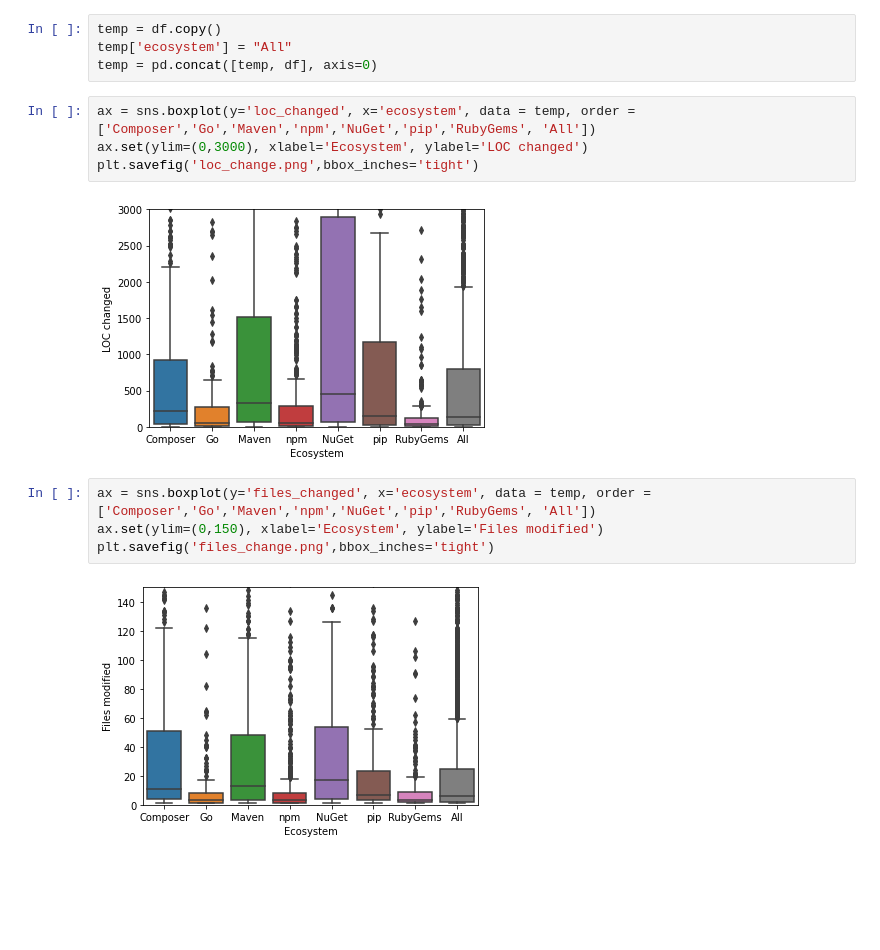
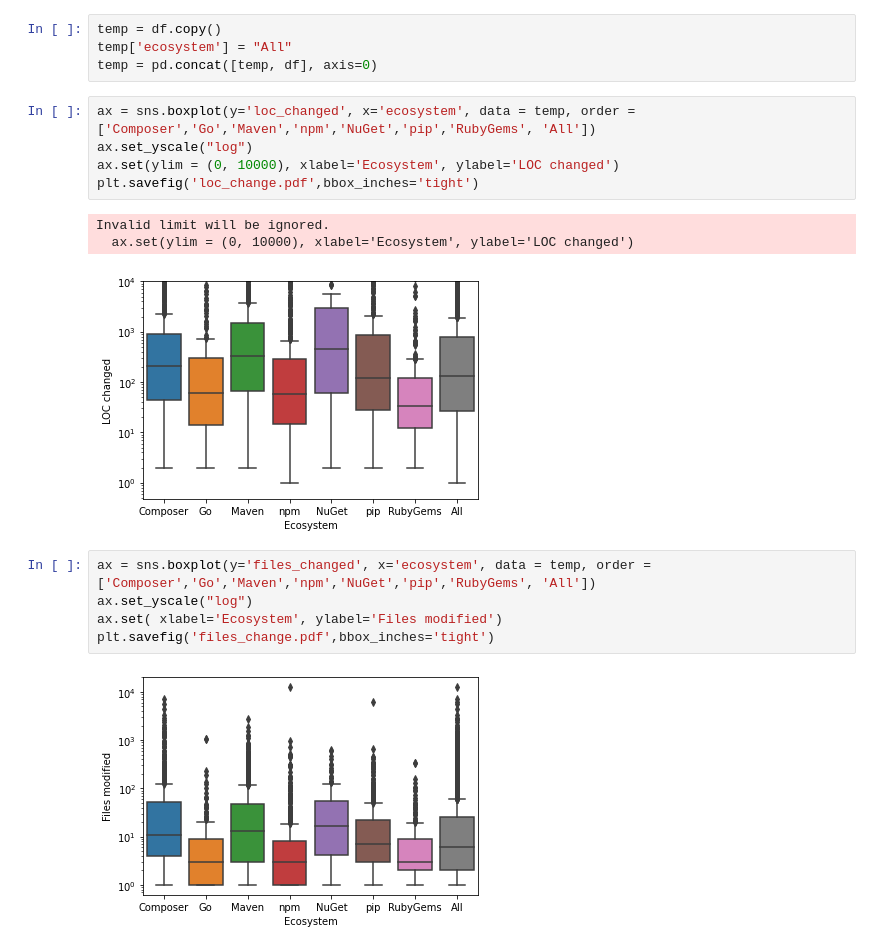
Before and after one commit to nasifimtiazohi/advisory-lifecycle, a Jupyter notebook: data_explore/rq3.ipynb, the cells around one changed output. Saved outputs shown, nothing was run; the diff lists cells and outputs as text; blank space fills up the shorter version.

```diff
--- a/data_explore/rq3.ipynb
+++ b/data_explore/rq3.ipynb
@@ -250,16 +248,20 @@ temp['ecosystem'] = "All"
 temp = pd.concat([temp, df], axis=0)
 # %%
 ax = sns.boxplot(y='loc_changed', x='ecosystem', data = temp, order =['Composer','Go','Maven','npm','NuGet','pip','RubyGems', 'All'])
-ax.set(ylim=(0,3000), xlabel='Ecosystem', ylabel='LOC changed')
-plt.savefig('loc_change.png',bbox_inches='tight')
+ax.set_yscale("log")
+ax.set(ylim = (0, 10000), xlabel='Ecosystem', ylabel='LOC changed')
+plt.savefig('loc_change.pdf',bbox_inches='tight')
 # %% [output]
+Invalid limit will be ignored.
+  ax.set(ylim = (0, 10000), xlabel='Ecosystem', ylabel='LOC changed')
-[figure, old version]
+[figure, new version]
 # %%
 ax = sns.boxplot(y='files_changed', x='ecosystem', data = temp, order =['Composer','Go','Maven','npm','NuGet','pip','RubyGems', 'All'])
-ax.set(ylim=(0,150), xlabel='Ecosystem', ylabel='Files modified')
-plt.savefig('files_change.png',bbox_inches='tight')
+ax.set_yscale("log")
+ax.set( xlabel='Ecosystem', ylabel='Files modified')
+plt.savefig('files_change.pdf',bbox_inches='tight')
 # %% [output]
-[figure, old version]
+[figure, new version]
 # %%
 q ='''
 select *
```
Also changed, not shown: parts of 21 cells of this notebook, 12 other files.
